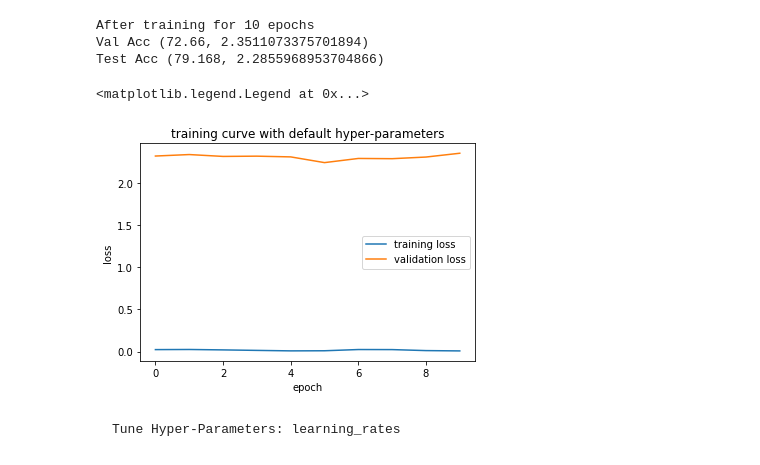
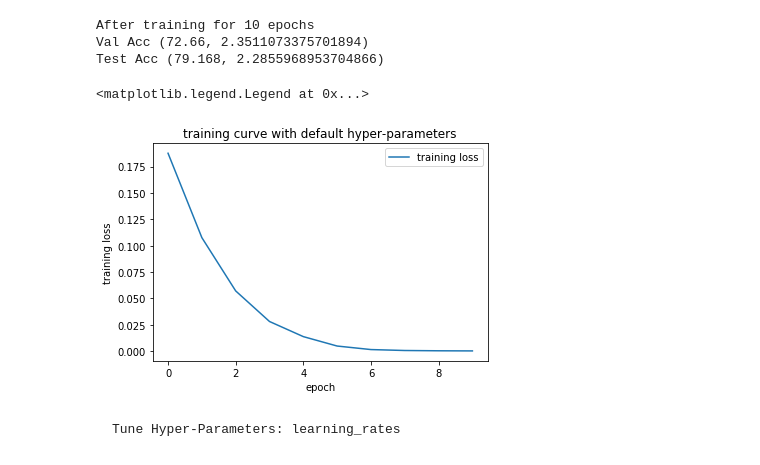
Before and after one commit to stella0316/NLP, a Jupyter notebook: HW1/HW1.ipynb, the cells around one changed output. Cells and saved outputs as stored; diff of their text form; code cells hidden in the pictures.

```diff
--- a/HW1/HW1.ipynb
+++ b/HW1/HW1.ipynb
@@ -294,11 +294,10 @@ def test_model(loader, model):
 # %%
 def run_model(num_epochs,train_loader,model,optimizer,vali_loader):
     train_loss_history = []
-    vali_loss_history = []
 
 
     for epoch in range(num_epochs):
-        train_loss = 0
+        running_loss = 0
         for i, (data, lengths, labels) in enumerate(train_loader):
             model.train()
             data_batch, length_batch, label_batch = data, lengths, labels
@@ -308,16 +307,15 @@ def run_model(num_epochs,train_loader,model,optimizer,vali_loader):
             loss.backward()
             optimizer.step()
 
-            train_loss += loss.item() * len(data) / len(train_loader.dataset)
+            running_loss += loss.item() * len(data) / len(train_loader.dataset)
 
         vali_acc,vali_loss = test_model(vali_loader, model)
-        train_loss_history.append(train_loss)
-        vali_loss_history.append(vali_loss)
+        train_loss_history.append(running_loss)
 
         print('Epoch: [{}/{}],Validation Acc: {}'.format(
                                epoch+1, num_epochs, vali_acc))
 
-    return train_loss_history,vali_loss_history
+    return train_loss_history
 # %%
 BATCH_SIZE = 32
 train_loader = create_data_loader(BATCH_SIZE,train_data_indices,train['y'])
@@ -337,5 +333,5 @@ num_epochs = 10 # number epoch to train
 criterion = torch.nn.CrossEntropyLoss()
 optimizer = torch.optim.Adam(model.parameters(), lr=learning_rate)
 # %%
-train_loss,vali_loss = run_model(num_epochs,train_loader,model,optimizer,vali_loader)
+train_loss = run_model(num_epochs,train_loader,model,optimizer,vali_loader)
 # %% [output]
@@ -359,14 +354,13 @@ Val Acc (72.66, 2.3511073375701894)
 Test Acc (79.168, 2.2855968953704866)
 # %%
 plt.plot(train_loss,label = 'training loss')
-plt.plot(vali_loss,label = 'validation loss')
 plt.title("training curve with default hyper-parameters")
 plt.xlabel("epoch")
-plt.ylabel("loss")
+plt.ylabel("training loss")
 plt.legend()
 # %% [output]
 <matplotlib.legend.Legend at 0x...>
-[figure, old version]
+[figure, new version]
 # %% [markdown]
     Tune Hyper-Parameters: learning_rates
 # %%
```
Also changed, not shown: parts of 29 cells of this notebook, 1 other file.
